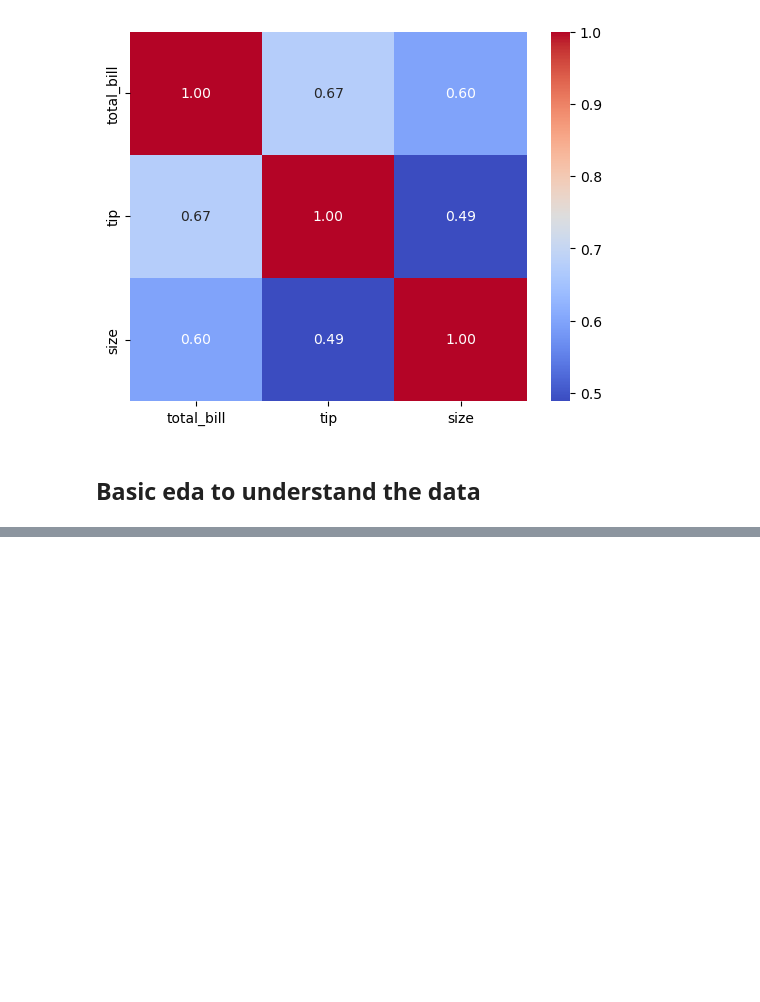
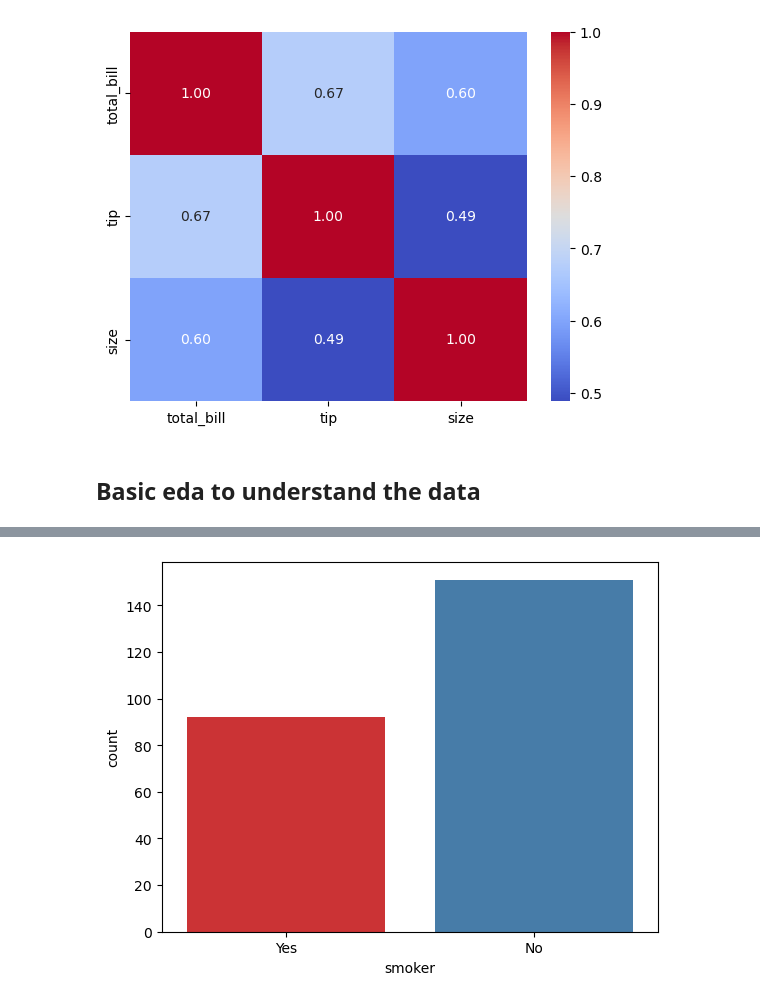
Before and after one commit to Jawad-Muzafar/Machine-Learning, a Jupyter notebook: Tips Predication/ml.ipynb, the cells around one changed output, grey strips where cells are left out. Drawn from its saved outputs; the diff is of its cells as text; code cells hidden in the pictures; blank space fills up the shorter version.

```diff
--- a/Tips Predication/ml.ipynb
+++ b/Tips Predication/ml.ipynb
@@ -120,0 +140,5 @@ plt.show()
+# %%
+sns.countplot(x='smoker',data=df,palette='Set1')
+plt.show()
+# %% [output]
+[figure, added]
```
Also changed, not shown: parts of 11 cells of this notebook.
